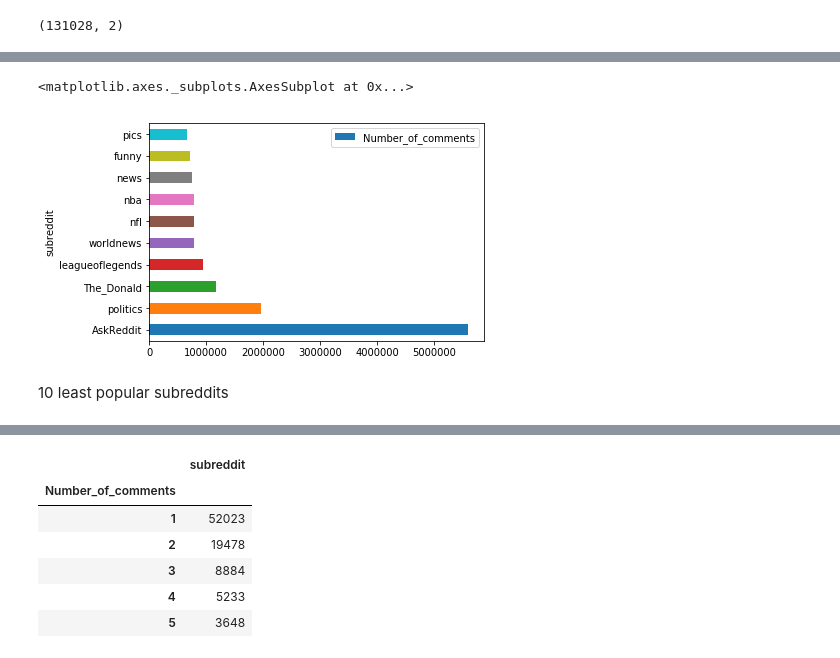
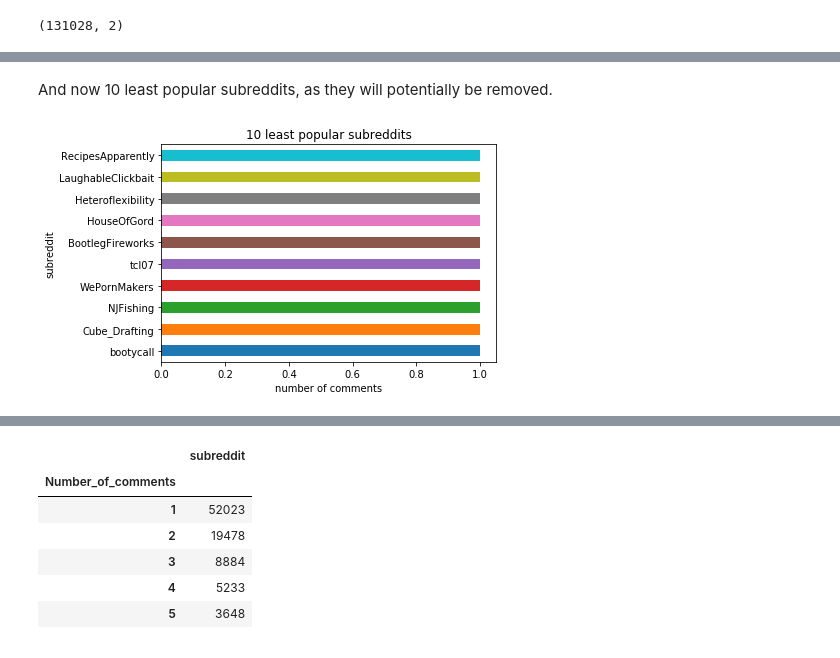
Before and after one commit to VashMKS/ada-project, a Jupyter notebook: Milestone 2.ipynb, the cells around one changed output, grey strips where cells are left out. Cells and saved outputs as stored; diff of their text form; code cells hidden in the pictures.

```diff
--- a/Milestone 2.ipynb
+++ b/Milestone 2.ipynb
@@ -373,8 +383,9 @@ df_subreddit_count.toPandas().shape
+# %% [markdown]
+And now 10 least popular subreddits, as they will potentially be removed.
 # %%
-df_tmp = df_subreddit_count.toPandas().sort_values(by = "Number_of_comments", ascending = False).iloc[:10,:]
-df_tmp.plot(kind='barh',x = "subreddit", y = "Number_of_comments")
+df_tmp = df_subreddit_count.toPandas().sort_values(by = "Number_of_comments", ascending = True).iloc[:10,:]
+df_tmp.plot(kind='barh',x = "subreddit", y = "Number_of_comments", legend = None);
+plt.title('10 least popular subreddits')
+plt.xlabel('number of comments');
 # %% [output]
-<matplotlib.axes._subplots.AxesSubplot at 0x...>
-[figure, old version]
+[figure, new version]
-# %% [markdown]
-10 least popular subreddits
```
Also changed, not shown: parts of 11 cells of this notebook.
